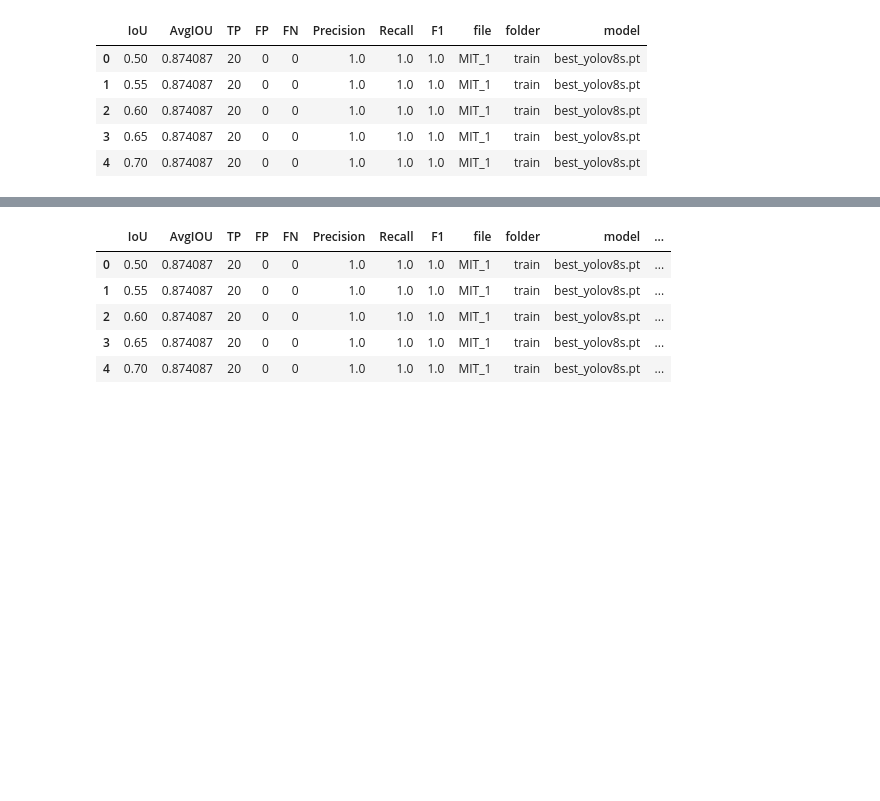
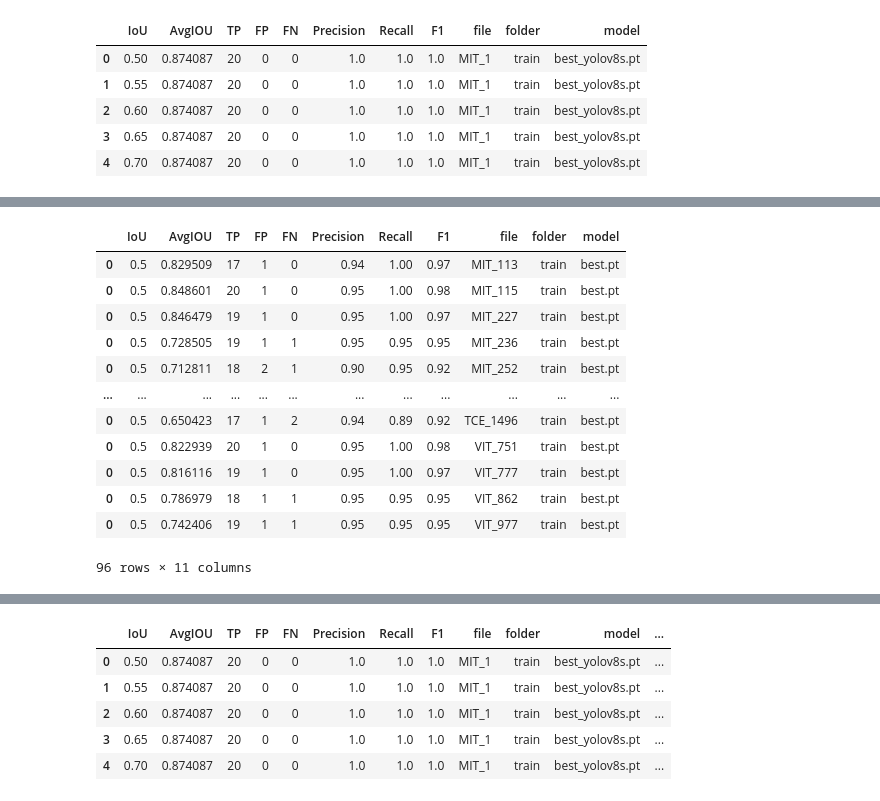
Before and after one commit to sathishkumartheta/tokenwise-dehado-ai, a Jupyter notebook: notebooks/Playground_Muthu.ipynb, the cells around one changed output, grey strips where cells are left out. Cells and saved outputs as stored; diff of their text form; code cells hidden in the pictures; blank space fills up the shorter version.

```diff
--- a/notebooks/Playground_Muthu.ipynb
+++ b/notebooks/Playground_Muthu.ipynb
@@ -354,0 +347,16 @@ df_final_custom.head()
+# %%
+df_final[(df_final['IoU'].round(2) == 0.5) & (df_final['folder'] =='train')  & (df_final['FP'] > 0)]
+# %% [output]
+|  | IoU | AvgIOU | TP | FP | FN | Precision | Recall | F1 | file | folder | model |
+| 0 | 0.5 | 0.829509 | 17 | 1 | 0 | 0.94 | 1.00 | 0.97 | MIT_113 | train | best.pt |
+| 0 | 0.5 | 0.848601 | 20 | 1 | 0 | 0.95 | 1.00 | 0.98 | MIT_115 | train | best.pt |
+| 0 | 0.5 | 0.846479 | 19 | 1 | 0 | 0.95 | 1.00 | 0.97 | MIT_227 | train | best.pt |
+| 0 | 0.5 | 0.728505 | 19 | 1 | 1 | 0.95 | 0.95 | 0.95 | MIT_236 | train | best.pt |
+| 0 | 0.5 | 0.712811 | 18 | 2 | 1 | 0.90 | 0.95 | 0.92 | MIT_252 | train | best.pt |
+| ... | ... | ... | ... | ... | ... | ... | ... | ... | ... | ... | ... |
+| 0 | 0.5 | 0.650423 | 17 | 1 | 2 | 0.94 | 0.89 | 0.92 | TCE_1496 | train | best.pt |
+| 0 | 0.5 | 0.822939 | 20 | 1 | 0 | 0.95 | 1.00 | 0.98 | VIT_751 | train | best.pt |
+| 0 | 0.5 | 0.816116 | 19 | 1 | 0 | 0.95 | 1.00 | 0.97 | VIT_777 | train | best.pt |
+| 0 | 0.5 | 0.786979 | 18 | 1 | 1 | 0.95 | 0.95 | 0.95 | VIT_862 | train | best.pt |
+| 0 | 0.5 | 0.742406 | 19 | 1 | 1 | 0.95 | 0.95 | 0.95 | VIT_977 | train | best.pt |
+96 rows × 11 columns
```
Also changed, not shown: parts of 12 cells of this notebook, 6 other files.
